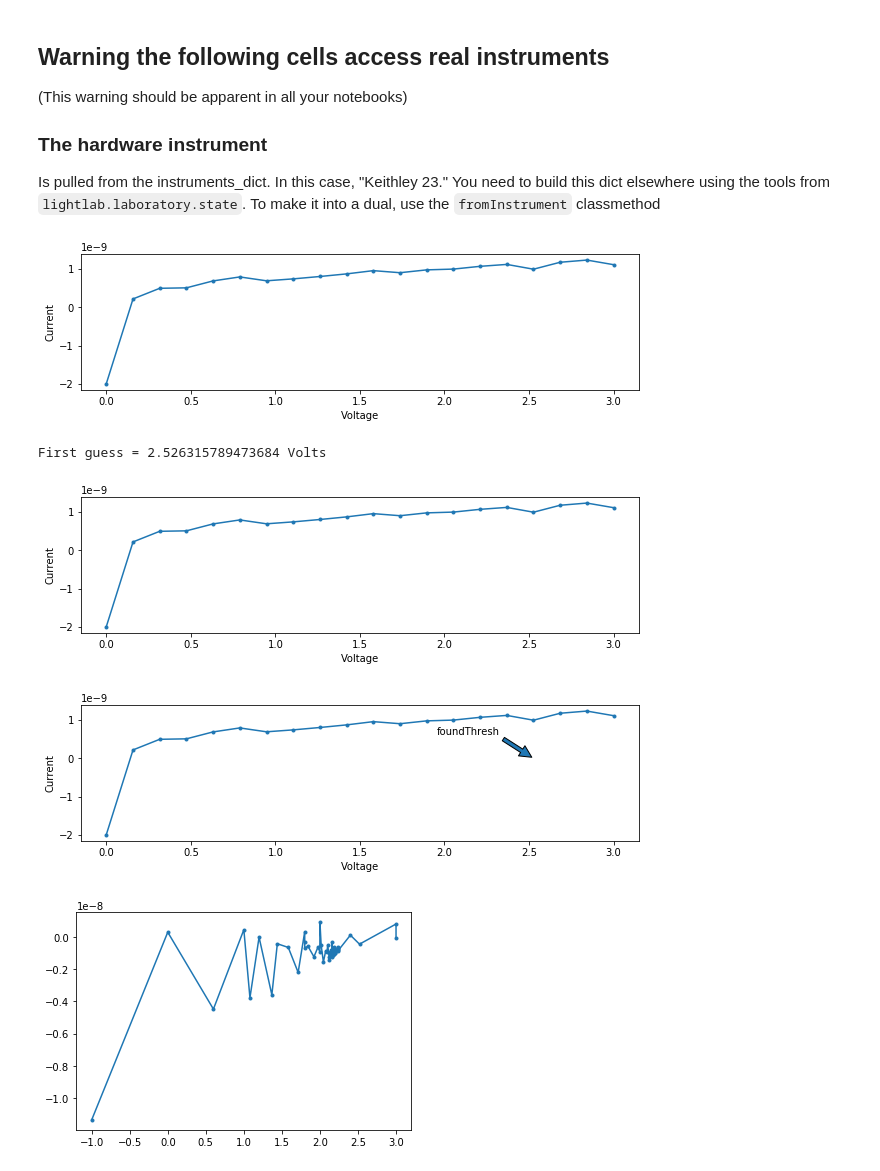
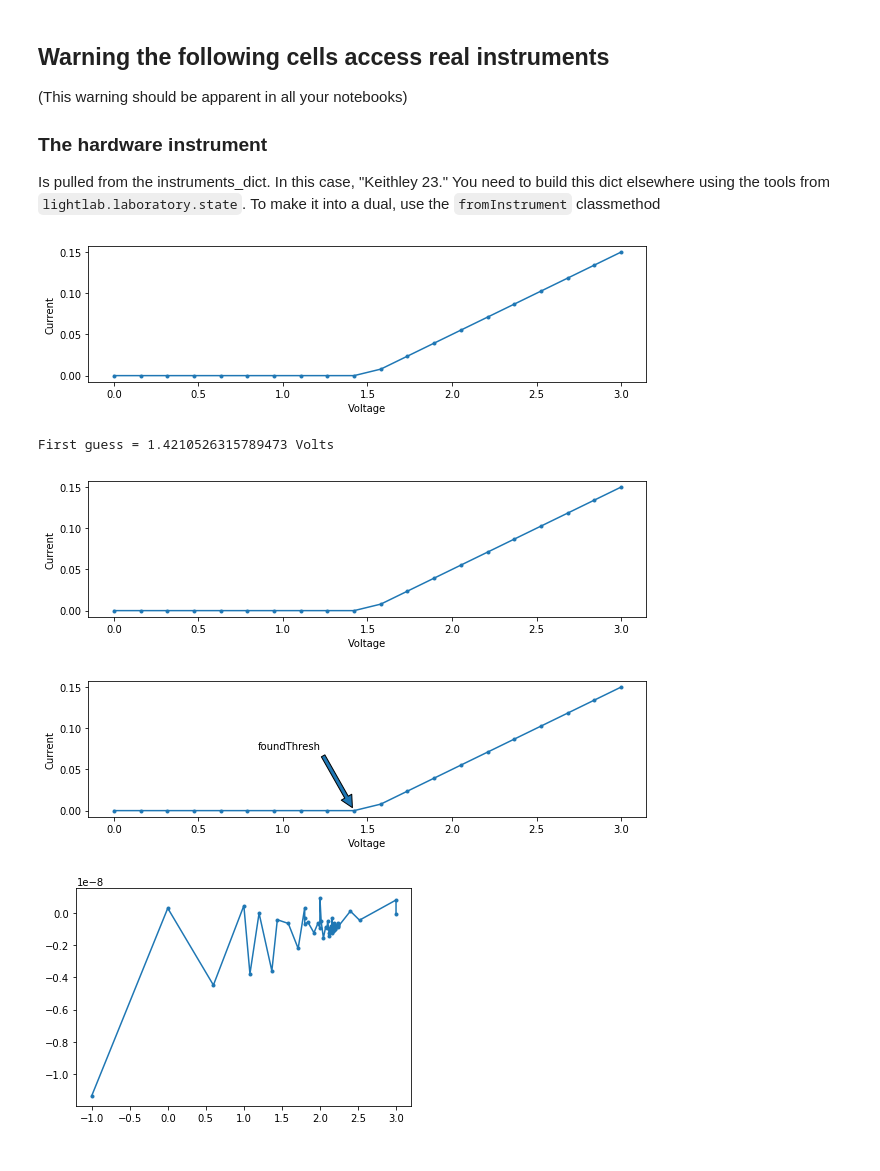
Before and after one commit to lightwave-lab/lightlab, a Jupyter notebook: notebooks/Examples/ParameterExtraction/ParameterExtractDemo.ipynb, the cells around one changed output. Drawn from its saved outputs; the diff is of its cells as text; code cells hidden in the pictures.

```diff
--- a/notebooks/Examples/ParameterExtraction/ParameterExtractDemo.ipynb
+++ b/notebooks/Examples/ParameterExtraction/ParameterExtractDemo.ipynb
@@ -146,16 +145,16 @@ Is pulled from the instruments_dict. In this case, "Keithley 23." You need to bu
 # %%
 from lightlab.laboratory.state import lab
 fancyKeithley = DualInstrument(real_obj=lab.instruments_dict['Keithley 23'],
-                               virt_obj=VirtualKeithly(myDiode))
+                               virt_obj=VirtualKeithley(myDiode))
 with fancyKeithley.asReal():
     fancyKeithley.setVoltage(0.)
     fancyKeithley.setProtectionCurrent(50e-3)
     print('First guess =', extractThreshold_1(fancyKeithley), 'Volts')
 # %% [output]
-[figure, old version]
+[figure, new version]
-First guess = 2.526315789473684 Volts
+First guess = 1.4210526315789473 Volts
-[figure, old version]
+[figure, new version]
-[figure, old version]
+[figure, new version]
 # %%
 with fancyKeithley.asVirtual():
     foundModel = extractThreshold_2(fancyKeithley)
```
Also changed, not shown: parts of 3 cells of this notebook, 1 other file.
